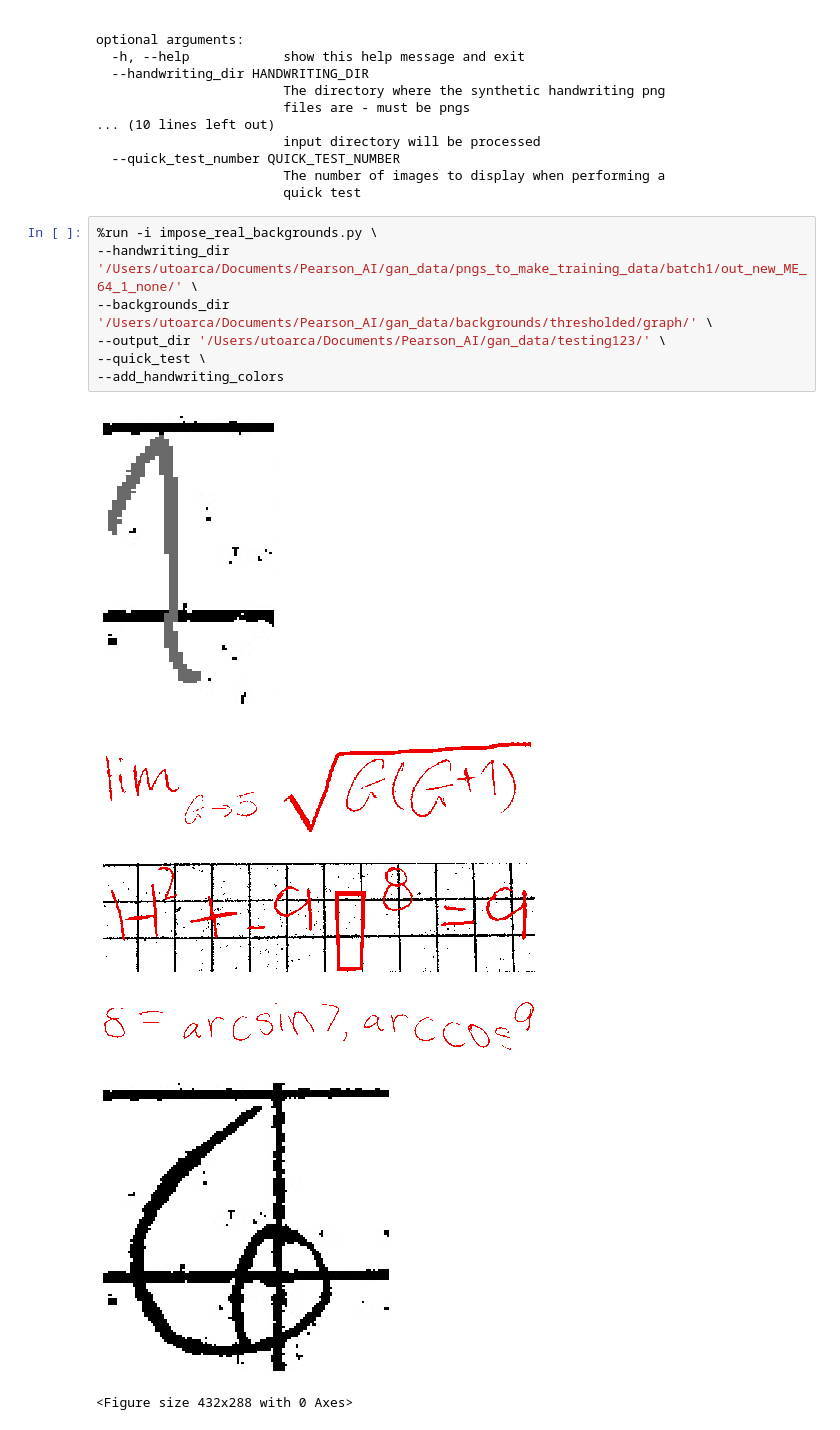
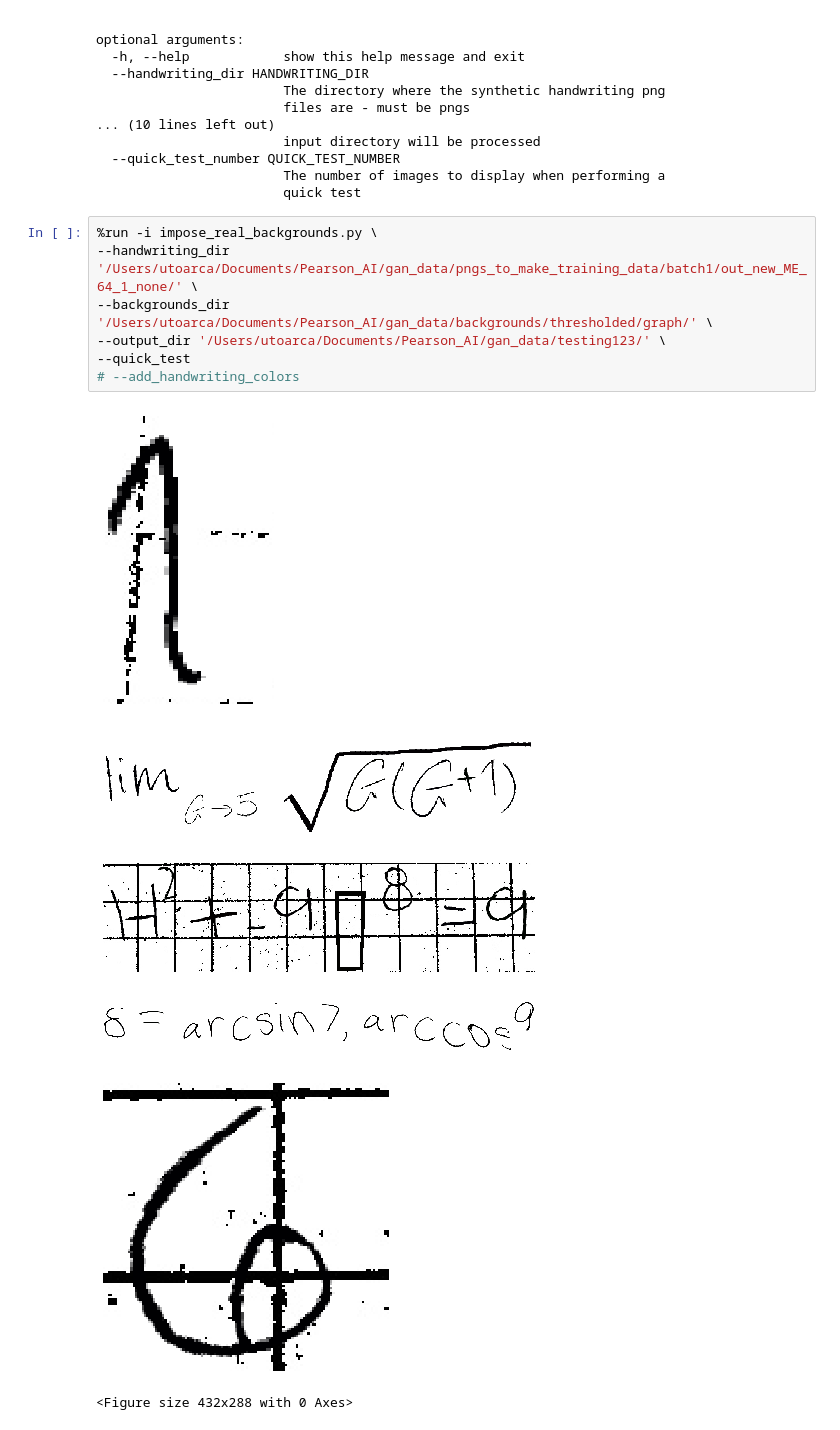
Before and after one commit to camilletoarmino/image_manipulations, a Jupyter notebook: generate_cGAN_data.ipynb, the cells around one changed output. Cells and saved outputs as stored; diff of their text form.

Commit message:
removed handwriting color

```diff
--- a/generate_cGAN_data.ipynb
+++ b/generate_cGAN_data.ipynb
@@ -56,14 +56,14 @@ optional arguments:
 # %%
 %run -i impose_real_backgrounds.py \
 --handwriting_dir '/Users/utoarca/Documents/Pearson_AI/gan_data/pngs_to_make_training_data/batch1/out_new_ME_64_1_none/' \
 --backgrounds_dir '/Users/utoarca/Documents/Pearson_AI/gan_data/backgrounds/thresholded/graph/' \
 --output_dir '/Users/utoarca/Documents/Pearson_AI/gan_data/testing123/' \
---quick_test \
---add_handwriting_colors
+--quick_test
+# --add_handwriting_colors
 # %% [output]
-[figure, old version]
+[figure, new version]
-[figure, old version]
+[figure, new version]
-[figure, old version]
+[figure, new version]
-[figure, old version]
+[figure, new version]
-[figure, old version]
+[figure, new version]
 <Figure size 432x288 with 0 Axes>
```
